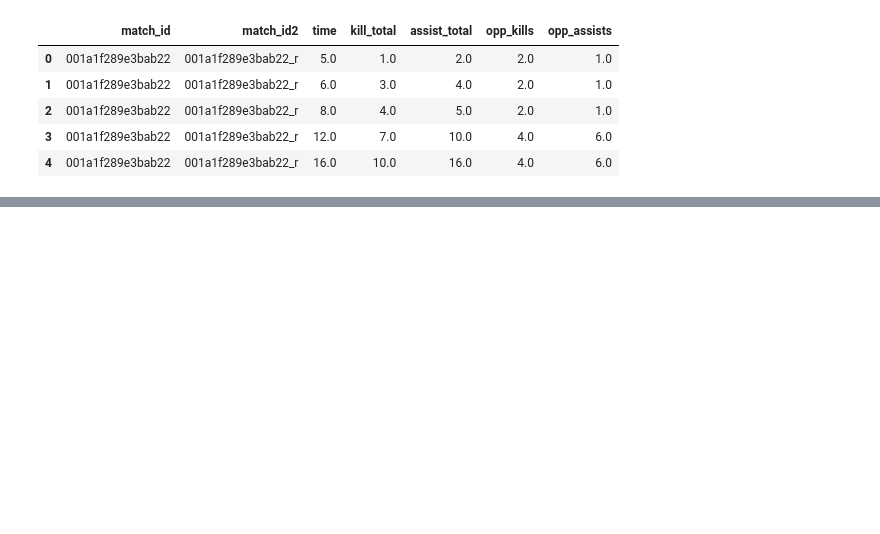
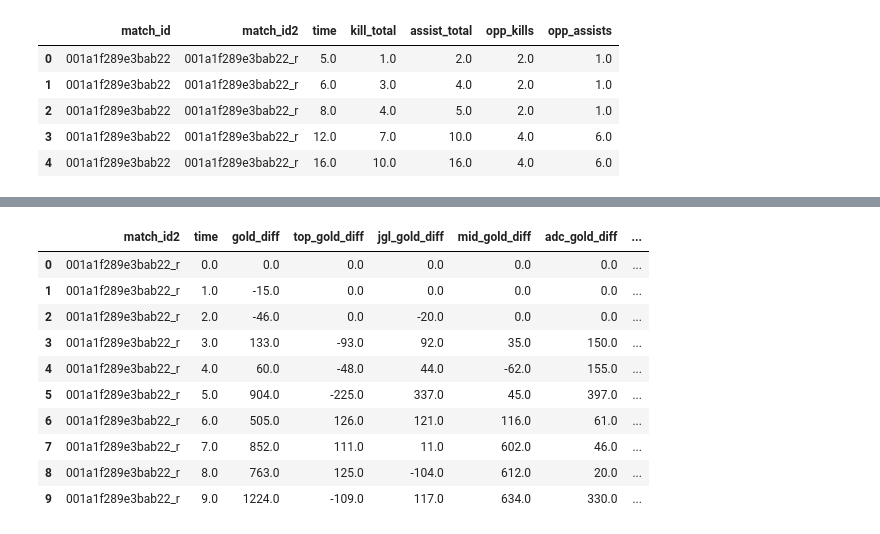
Before and after one commit to MPhillips55/Capstone_Project_2_League_of_Legends, a Jupyter notebook: Machine_Learning/Feature Generation .ipynb, the cells around one changed output, grey strips where cells are left out. Saved outputs shown, nothing was run; the diff lists cells and outputs as text; code cells hidden in the pictures; blank space fills up the shorter version.

```diff
--- a/Machine_Learning/Feature Generation .ipynb
+++ b/Machine_Learning/Feature Generation .ipynb
@@ -466,0 +479,9 @@ dfr.head()
+# %%
+rdf = tdf3[tdf3['match_id'].str.contains('_r')].copy()
+bdf = tdf3[tdf3['match_id'].str.contains('_b')].copy()
+# %%
+rdf.rename(columns={'match_id':'match_id2','minute':'time'},inplace=True)
+bdf.rename(columns={'match_id':'match_id2','minute':'time'},inplace=True)
+# %%
+dfdrp1 = pd.merge(rdf,dfdrp, left_on=['match_id2', 'time'],right_on=['match_id2','time'],how='outer')
+dfdbp1 = pd.merge(bdf,dfdbp, left_on=['match_id2', 'time'],right_on=['match_id2','time'],how='outer')
@@ -466,0 +506,14 @@ dfr.head()
+# %%
+dfdrp1.head(10)
+# %% [output]
+|  | match_id2 | time | gold_diff | top_gold_diff | jgl_gold_diff | mid_gold_diff | adc_gold_diff | ... |
+| 0 | 001a1f289e3bab22_r | 0.0 | 0.0 | 0.0 | 0.0 | 0.0 | 0.0 | ... |
+| 1 | 001a1f289e3bab22_r | 1.0 | -15.0 | 0.0 | 0.0 | 0.0 | 0.0 | ... |
+| 2 | 001a1f289e3bab22_r | 2.0 | -46.0 | 0.0 | -20.0 | 0.0 | 0.0 | ... |
+| 3 | 001a1f289e3bab22_r | 3.0 | 133.0 | -93.0 | 92.0 | 35.0 | 150.0 | ... |
+| 4 | 001a1f289e3bab22_r | 4.0 | 60.0 | -48.0 | 44.0 | -62.0 | 155.0 | ... |
+| 5 | 001a1f289e3bab22_r | 5.0 | 904.0 | -225.0 | 337.0 | 45.0 | 397.0 | ... |
+| 6 | 001a1f289e3bab22_r | 6.0 | 505.0 | 126.0 | 121.0 | 116.0 | 61.0 | ... |
+| 7 | 001a1f289e3bab22_r | 7.0 | 852.0 | 111.0 | 11.0 | 602.0 | 46.0 | ... |
+| 8 | 001a1f289e3bab22_r | 8.0 | 763.0 | 125.0 | -104.0 | 612.0 | 20.0 | ... |
+| 9 | 001a1f289e3bab22_r | 9.0 | 1224.0 | -109.0 | 117.0 | 634.0 | 330.0 | ... |
```
Also changed, not shown: parts of 17 cells of this notebook.
